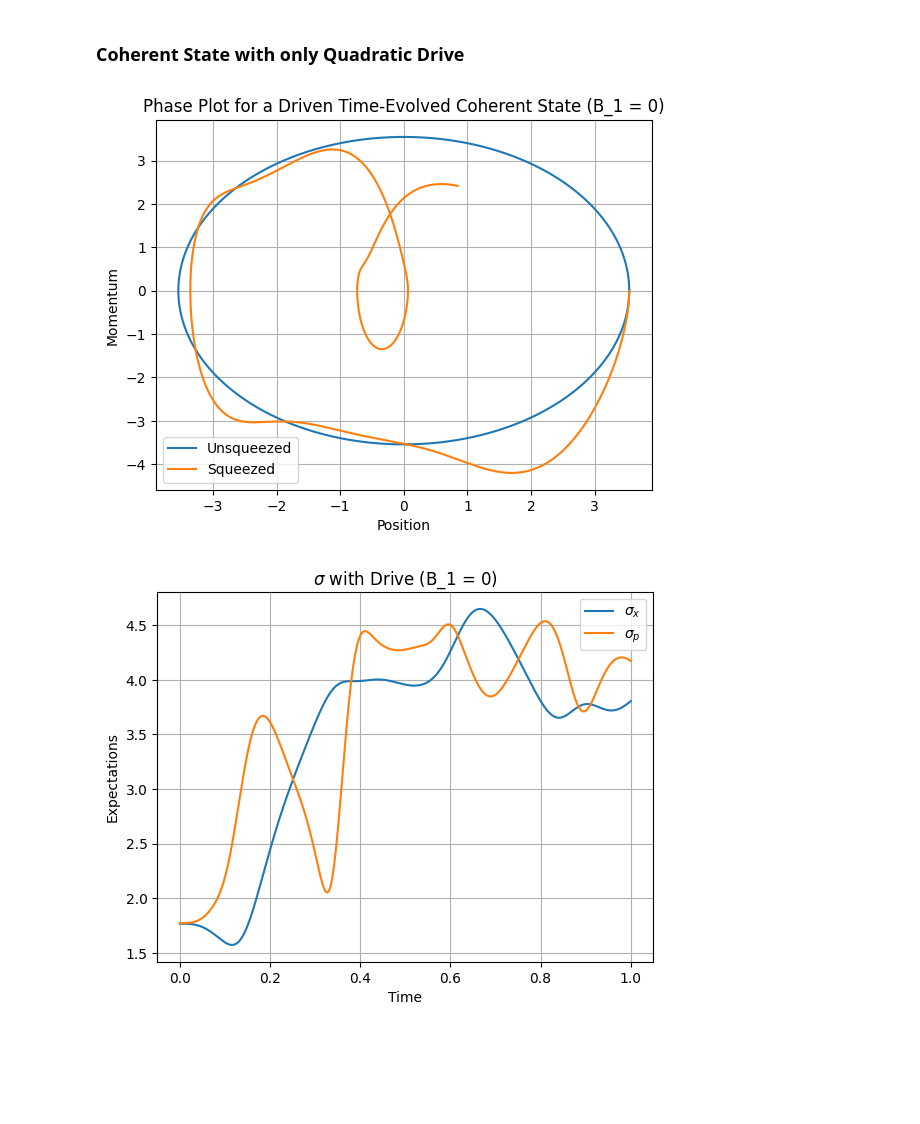
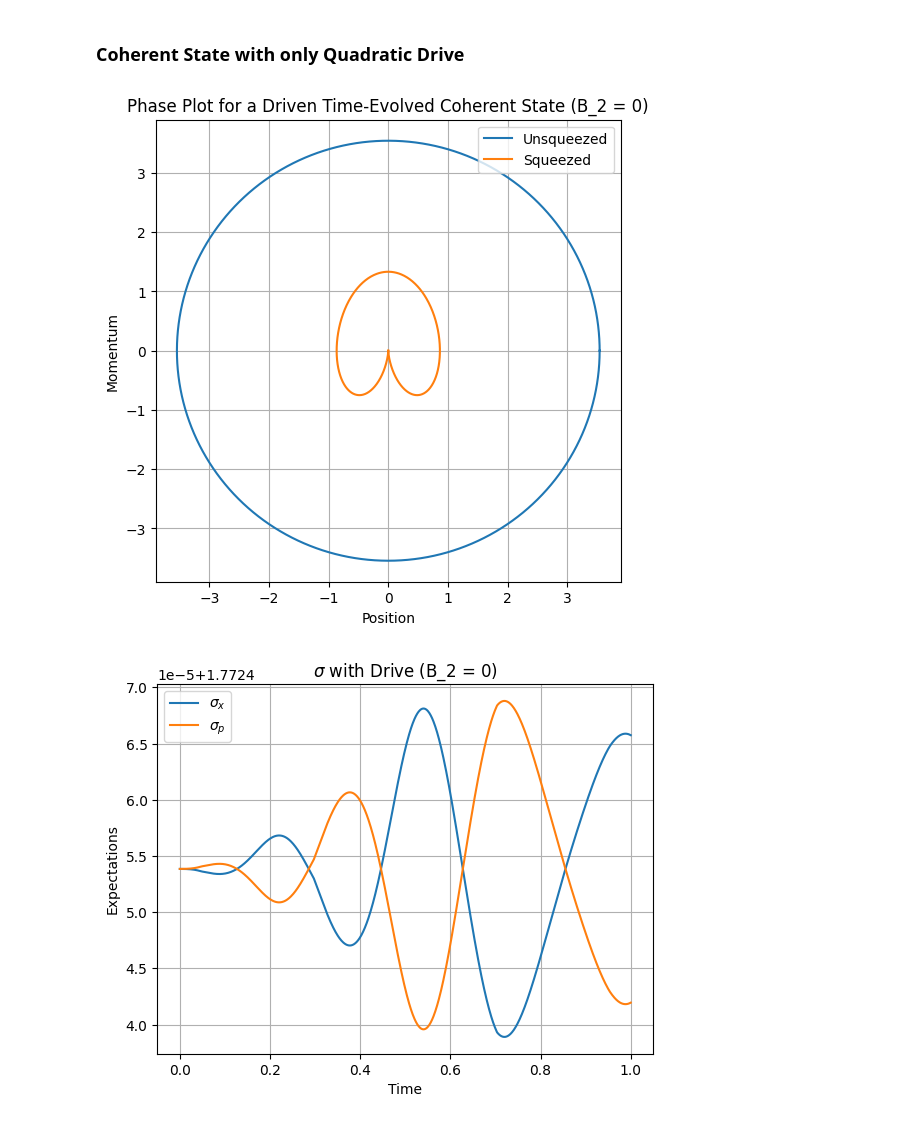
Before and after one commit to shashankd95/QuTipSimulations, a Jupyter notebook: QST_Stats2.ipynb, the cells around one changed output. Drawn from its saved outputs; the diff is of its cells as text; code cells hidden in the pictures; blank space fills up the shorter version.

Commit message:
Drive on Fock not Displaced Coherent

```diff
--- a/QST_Stats2.ipynb
+++ b/QST_Stats2.ipynb
@@ -230,7 +230,7 @@ The plot is expected, the expected signal from binomial sampling is at the halfw
 # %% [markdown]
 ### Coherent State
 # %%
-N = 7
+N = 10
 a = destroy(N)
 hbar = 1
 w = 2*np.pi
@@ -393,38 +395,39 @@ def H2_coeff(t, args):
 
 H = [H0, [H1, H1_coeff], [H2, H2_coeff]]
 
-output = sesolve(H, coh, time, e_ops = [x_ops, p_ops, x_ops**2, p_ops**2],
-                 args={'beta_1': 0, 'beta_2': 1, 'wd' : 2*np.pi})
+output = sesolve(H, Psi0, time, e_ops = [x_ops, p_ops, x_ops**2, p_ops**2],
+                 args={'beta_1': 1, 'beta_2': 0, 'wd' : 2*np.pi})
 exp_x_sqz_d, exp_p_sqz_d, exp_x2_sqz_d, exp_p2_sqz_d = output.expect
+plt.figure(figsize = (6, 6))
 plt.plot(exp_x, exp_p, label = 'Unsqueezed')
 plt.plot(exp_x_sqz_d, exp_p_sqz_d, label = 'Squeezed')
 plt.xlabel('Position')
 plt.ylabel('Momentum')
-plt.title('Phase Plot for a Driven Time-Evolved Coherent State (B_1 = 0)')
+plt.title('Phase Plot for a Driven Time-Evolved Coherent State (B_2 = 0)')
 plt.legend()
 plt.grid(True)
 plt.show()
 
 sigma_x_sqz_d = np.sqrt(exp_x2_sqz_d - exp_x_sqz_d**2)
 sigma_p_sqz_d = np.sqrt(exp_p2_sqz_d - exp_p_sqz_d**2)
 
 plt.plot(time, sigma_x_sqz_d, label = '$\sigma_x$')
 plt.plot(time, sigma_p_sqz_d, label = '$\sigma_p$')
 plt.xlabel('Time')
 plt.ylabel('Expectations')
-plt.title('$\sigma$ with Drive (B_1 = 0)')
+plt.title('$\sigma$ with Drive (B_2 = 0)')
 plt.legend()
 plt.grid(True)
 plt.show()
 
 plt.plot(time, sigma_x_sqz_d*sigma_p_sqz_d,
          label = '$\sigma_x\sigma_p$', color ='g')
 plt.xlabel('Time')
 plt.ylabel('Expectations')
-plt.title('$\sigma_x\sigma_p$ with Drive (B_1 = 0)')
+plt.title('$\sigma_x\sigma_p$ with Drive (B_2 = 0)')
 plt.legend()
 plt.grid(True)
 plt.show()
 # %% [output]
-[figure, old version]
+[figure, new version]
-[figure, old version]
+[figure, new version]
```
Also changed, not shown: parts of 8 cells of this notebook.
